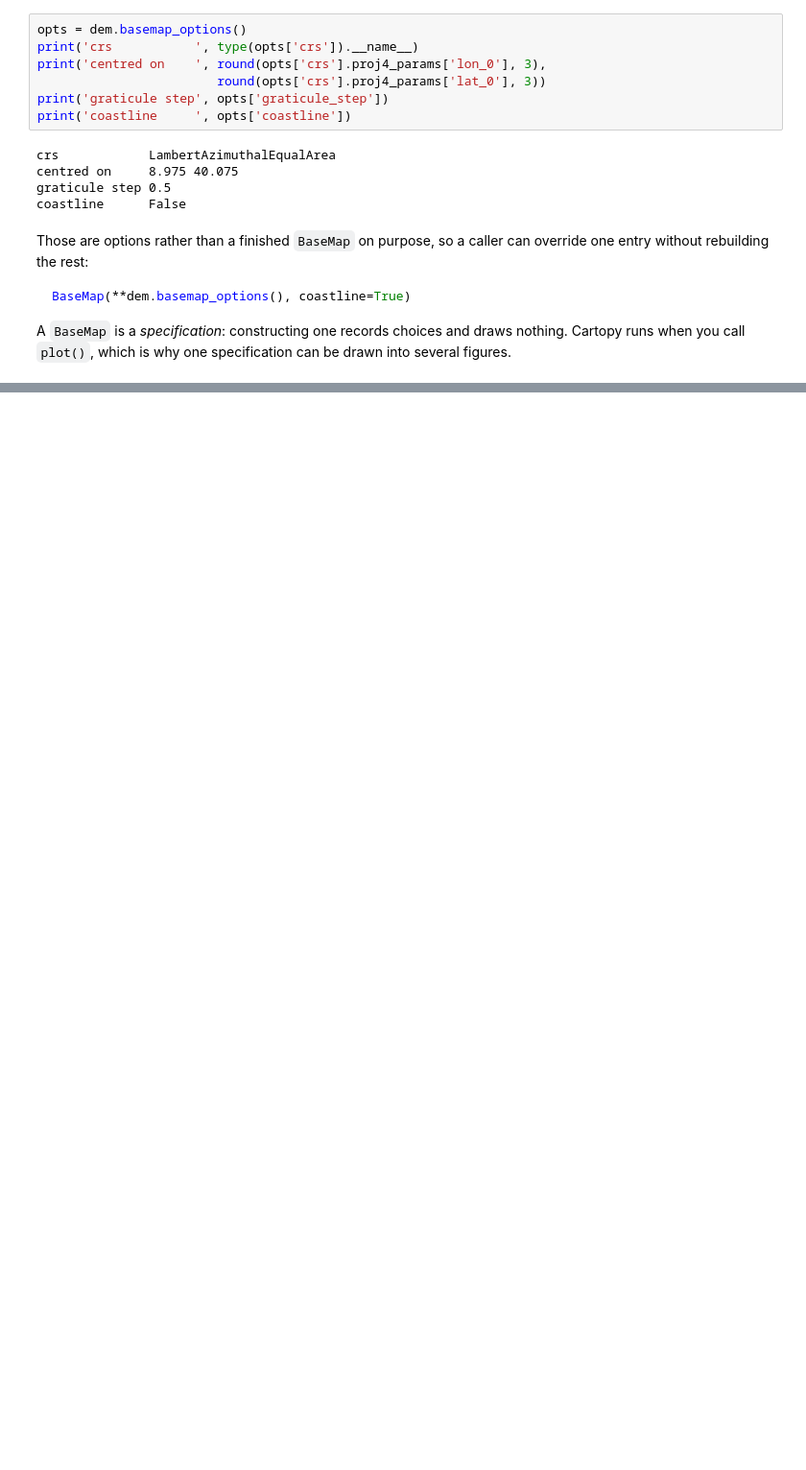
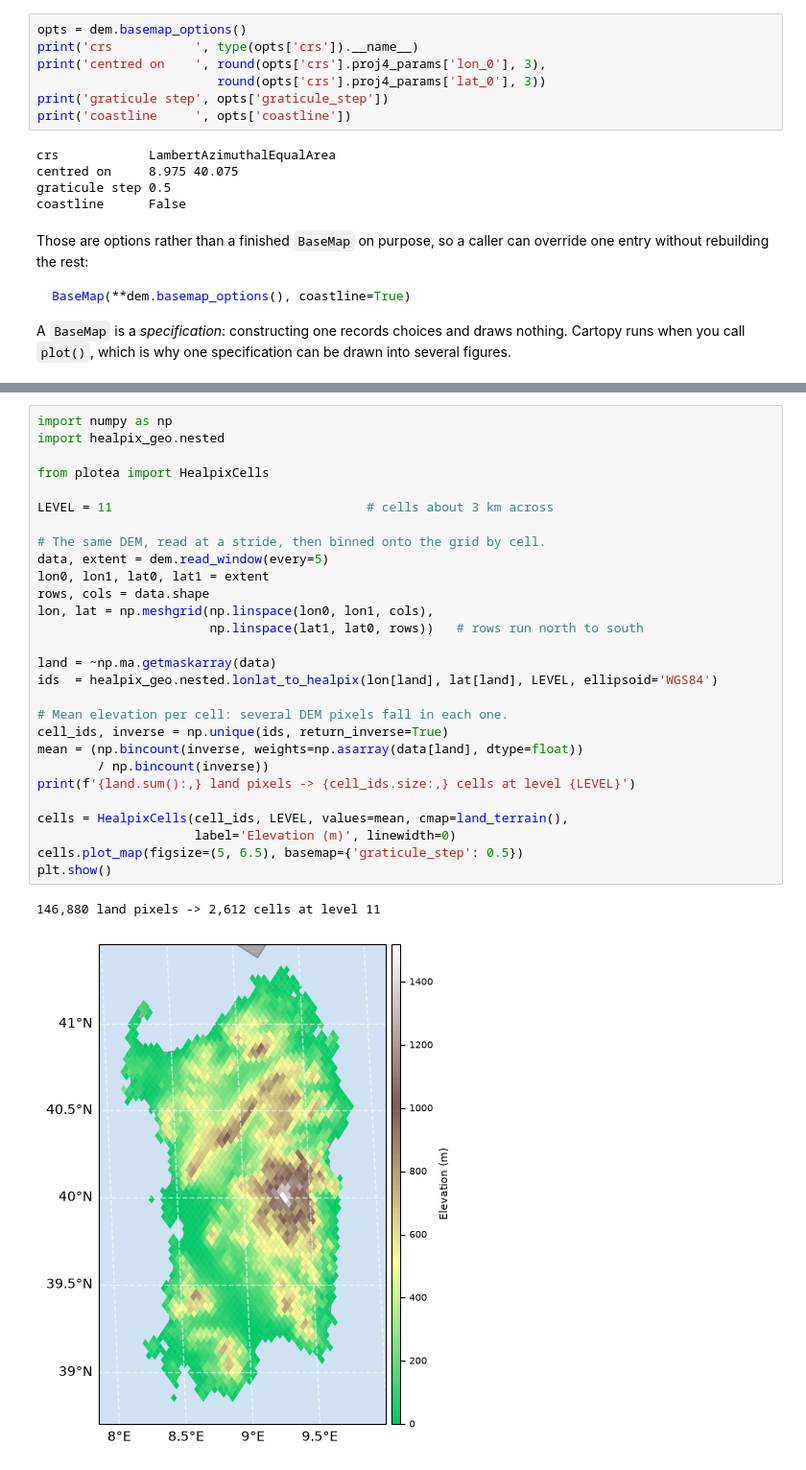
Before and after one commit to kmch/ploTea, a Jupyter notebook: notebooks/plotea.ipynb, the cells around one changed output, grey strips where cells are left out. Shown at 96% size. Cells and saved outputs as stored; diff of their text form; blank space fills up the shorter version.

```diff
--- a/notebooks/plotea.ipynb
+++ b/notebooks/plotea.ipynb
@@ -282,0 +319,31 @@ which two they do not yet meet.
+# %%
+import numpy as np
+import healpix_geo.nested
+
+from plotea import HealpixCells
+
+LEVEL = 11                                  # cells about 3 km across
+
+# The same DEM, read at a stride, then binned onto the grid by cell.
+data, extent = dem.read_window(every=5)
+lon0, lon1, lat0, lat1 = extent
+rows, cols = data.shape
+lon, lat = np.meshgrid(np.linspace(lon0, lon1, cols),
+                       np.linspace(lat1, lat0, rows))   # rows run north to south
+
+land = ~np.ma.getmaskarray(data)
+ids  = healpix_geo.nested.lonlat_to_healpix(lon[land], lat[land], LEVEL, ellipsoid='WGS84')
+
+# Mean elevation per cell: several DEM pixels fall in each one.
+cell_ids, inverse = np.unique(ids, return_inverse=True)
+mean = (np.bincount(inverse, weights=np.asarray(data[land], dtype=float))
+        / np.bincount(inverse))
+print(f'{land.sum():,} land pixels -> {cell_ids.size:,} cells at level {LEVEL}')
+
+cells = HealpixCells(cell_ids, LEVEL, values=mean, cmap=land_terrain(),
+                     label='Elevation (m)', linewidth=0)
+cells.plot_map(figsize=(5, 6.5), basemap={'graticule_step': 0.5})
+plt.show()
+# %% [output]
+146,880 land pixels -> 2,612 cells at level 11
+[figure, added]
```
Also changed, not shown: parts of 30 cells of this notebook, 2 other files.
